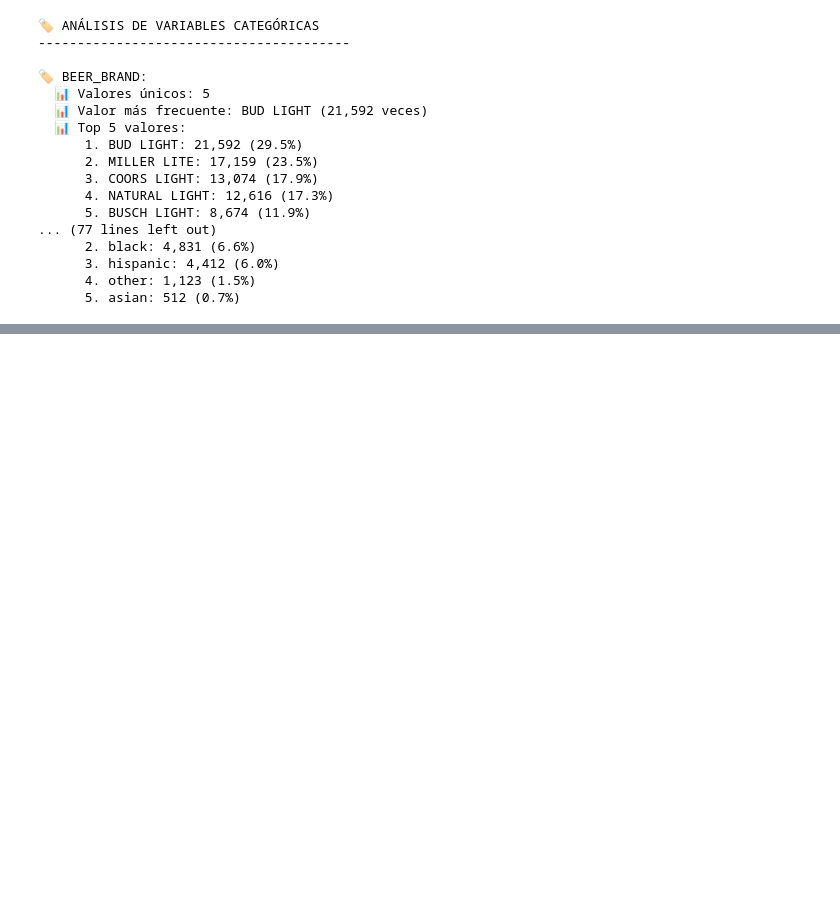
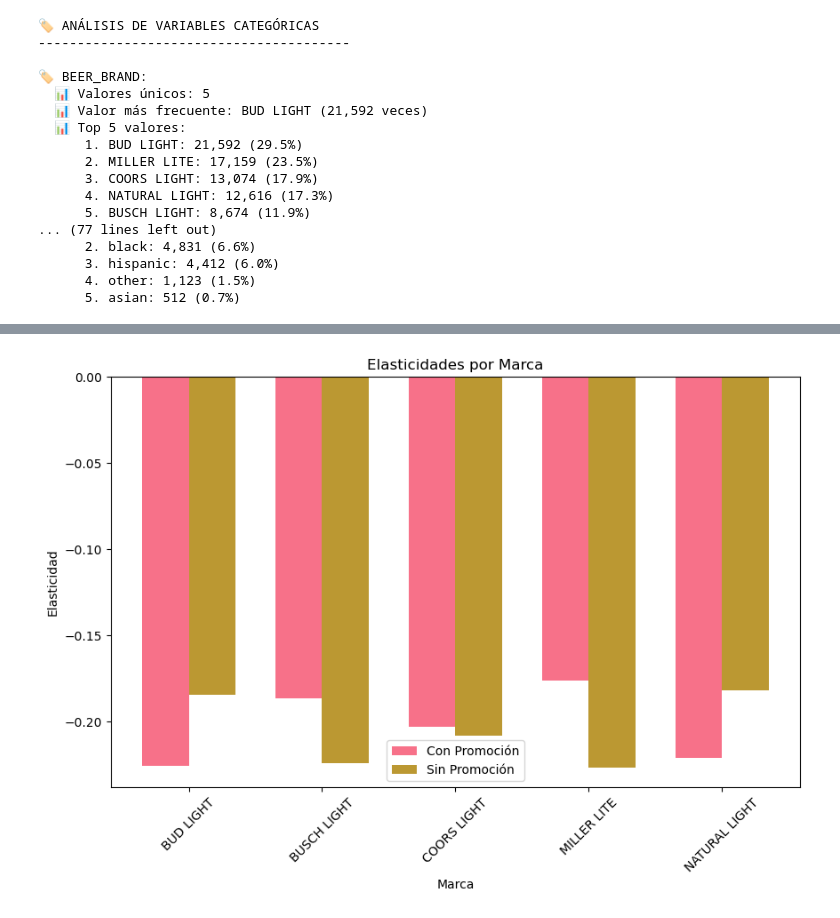
Before and after one commit to jorge-ivan-jimenez-reyes/MachineLearning, a Jupyter notebook: EDAEXAMEN/LightBeer_EDA.ipynb, the cells around one changed output, grey strips where cells are left out. Drawn from its saved outputs; the diff is of its cells as text; code cells hidden in the pictures; blank space fills up the shorter version.

```diff
--- a/EDAEXAMEN/LightBeer_EDA.ipynb
+++ b/EDAEXAMEN/LightBeer_EDA.ipynb
@@ -484,0 +625,71 @@ for col in categorical_cols:
+# %%
+# Genera dummies para la marca y estima las elasticidades de cada una de ellas cuando estan en promocion o no
+#Cual es la marca mas elastica?
+
+# Elasticidades por marca con/sin promoción
+
+import pandas as pd
+import numpy as np
+from sklearn.linear_model import LinearRegression
+
+
+brand_dummies = pd.get_dummies(df['beer_brand'], prefix='brand')
+
+
+interaction_dummies = pd.DataFrame()
+for brand in df['beer_brand'].unique():
+    for promo in [True, False]:
+        col_name = f'brand_{brand}_promo_{promo}'
+        interaction_dummies[col_name] = ((df['beer_brand'] == brand) & (df['promotion'] == promo)).astype(int)
+
+
+log_quantity = np.log(df['quantity'] + 0.01)
+log_price = np.log(df['price_floz'] + 0.01)
+
+
+X = pd.DataFrame({'log_price': log_price})
+X = pd.concat([X, brand_dummies, interaction_dummies], axis=1)
+
+model = LinearRegression()
+model.fit(X, log_quantity)
+
+print(f"R² del modelo: {model.score(X, log_quantity):.4f}")
+
+base_elasticity = model.coef_[0]
+elasticities = {}
+
+for brand in df['beer_brand'].unique():
+    for promo in [True, False]:
+        interaction_col = f'brand_{brand}_promo_{promo}'
+        if interaction_col in X.columns:
+            interaction_coef = model.coef_[X.columns.get_loc(interaction_col)]
+            total_elasticity = base_elasticity + interaction_coef
+            elasticities[f'{brand}_promo_{promo}'] = total_elasticity
+
+
+print("\nElasticidades por marca:")
+for brand in df['beer_brand'].unique():
+    with_promo = elasticities.get(f'{brand}_promo_True', 0)
+    without_promo = elasticities.get(f'{brand}_promo_False', 0)
+    print(f"{brand}: Con promo {with_promo:.4f}, Sin promo {without_promo:.4f}")
+
+most_elastic = min(elasticities.items(), key=lambda x: x[1])
+print(f"\nMás elástica: {most_elastic[0]} ({most_elastic[1]:.4f})")
+
+brands = df['beer_brand'].unique()
+with_promo_vals = [elasticities.get(f'{brand}_promo_True', 0) for brand in brands]
+without_promo_vals = [elasticities.get(f'{brand}_promo_False', 0) for brand in brands]
+
+x = np.arange(len(brands))
+width = 0.35
+
+plt.figure(figsize=(10, 6))
+plt.bar(x - width/2, with_promo_vals, width, label='Con Promoción')
+plt.bar(x + width/2, without_promo_vals, width, label='Sin Promoción')
+plt.xlabel('Marca')
+plt.ylabel('Elasticidad')
+plt.title('Elasticidades por Marca')
+plt.xticks(x, brands, rotation=45)
+plt.legend()
+plt.show()
+# %% [output]
@@ -484,0 +706 @@ for col in categorical_cols:
+[figure, added]
```
Also changed, not shown: parts of 12 cells of this notebook.
